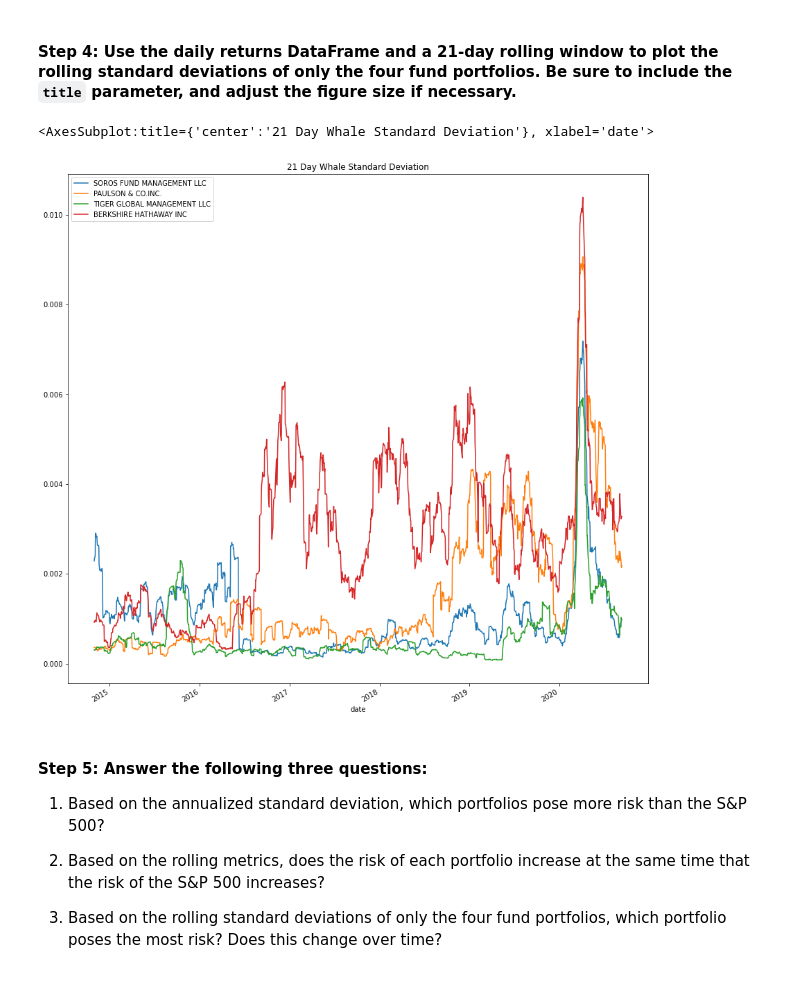
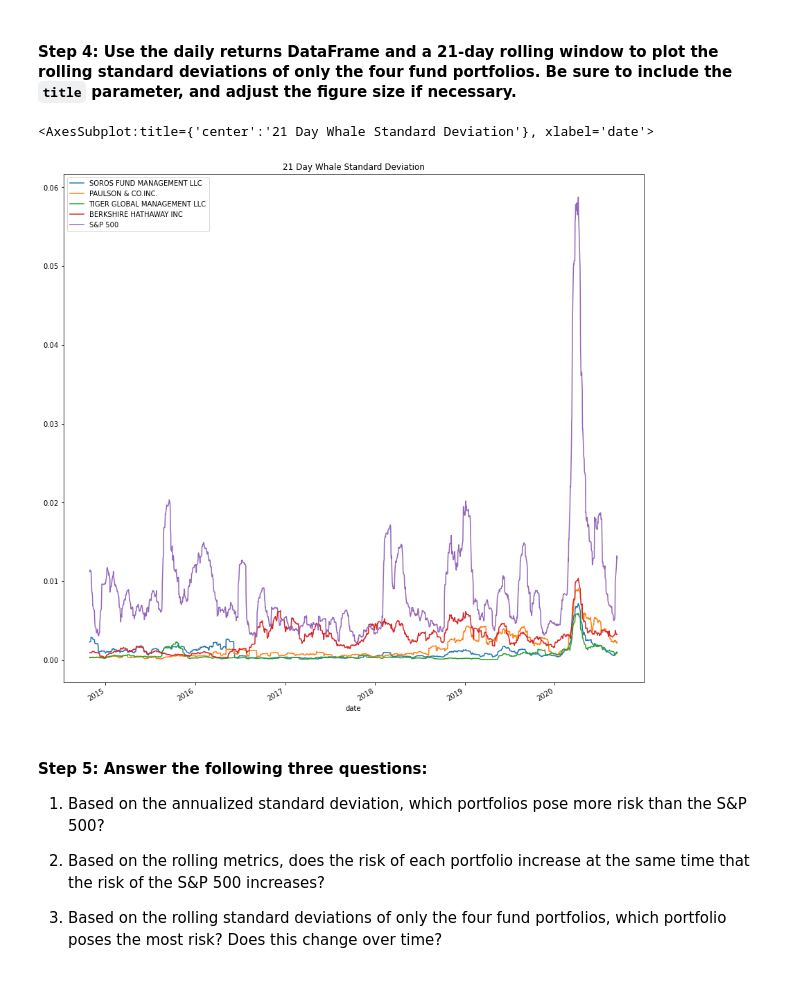
Before and after one commit to doble196/Risk_Return_Analyzer, a Jupyter notebook: risk_return_analysis.ipynb, the cells around one changed output. Drawn from its saved outputs; the diff is of its cells as text; code cells hidden in the pictures.

```diff
--- a/risk_return_analysis.ipynb
+++ b/risk_return_analysis.ipynb
@@ -131,9 +131,9 @@ whale_navs.head()
 # Prepare for the analysis by converting the dataframe of NAVs and prices to daily returns
 # Drop any rows with all missing values
 # Review the first five rows of the daily returns DataFrame.
-whale_dly_rtn_df = whale_navs.pct_change().dropna()
+whale_dly_df = whale_navs.pct_change().dropna()
 
-display(whale_dly_rtn_df.head())
+display(whale_dly_df.head())
 # %% [output]
 |  | SOROS FUND MANAGEMENT LLC | PAULSON & CO.INC. | TIGER GLOBAL MANAGEMENT LLC | BERKSHIRE HATHAWAY INC | S&P 500 |
 | date |  |  |  |  |  |
@@ -292,12 +292,12 @@ rlng_std_whale_and_snp500.plot(
 # %%
 # Using the daily return data and a 21-day rolling window, plot the rolling standard deviation of just the 4 portfolios.
 # Include a title parameter and adjust the figure size
-rlng_std_whale_df = dly_rtn_whale_df.rolling(window=21).std()
+rlng_std_whales = whale_dly_df.rolling(window=21).std()
 
-rlng_std_whale_df.plot(figsize=(15,15), title = "21 Day Whale Standard Deviation")
+rlng_std_whales.plot(figsize=(15,15), title = "21 Day Whale Standard Deviation")
 # %% [output]
 <AxesSubplot:title={'center':'21 Day Whale Standard Deviation'}, xlabel='date'>
-[figure, old version]
+[figure, new version]
 # %% [markdown]
 #### Step 5: Answer the following three questions:
 
```
Also changed, not shown: parts of 20 cells of this notebook, 2 other files.
